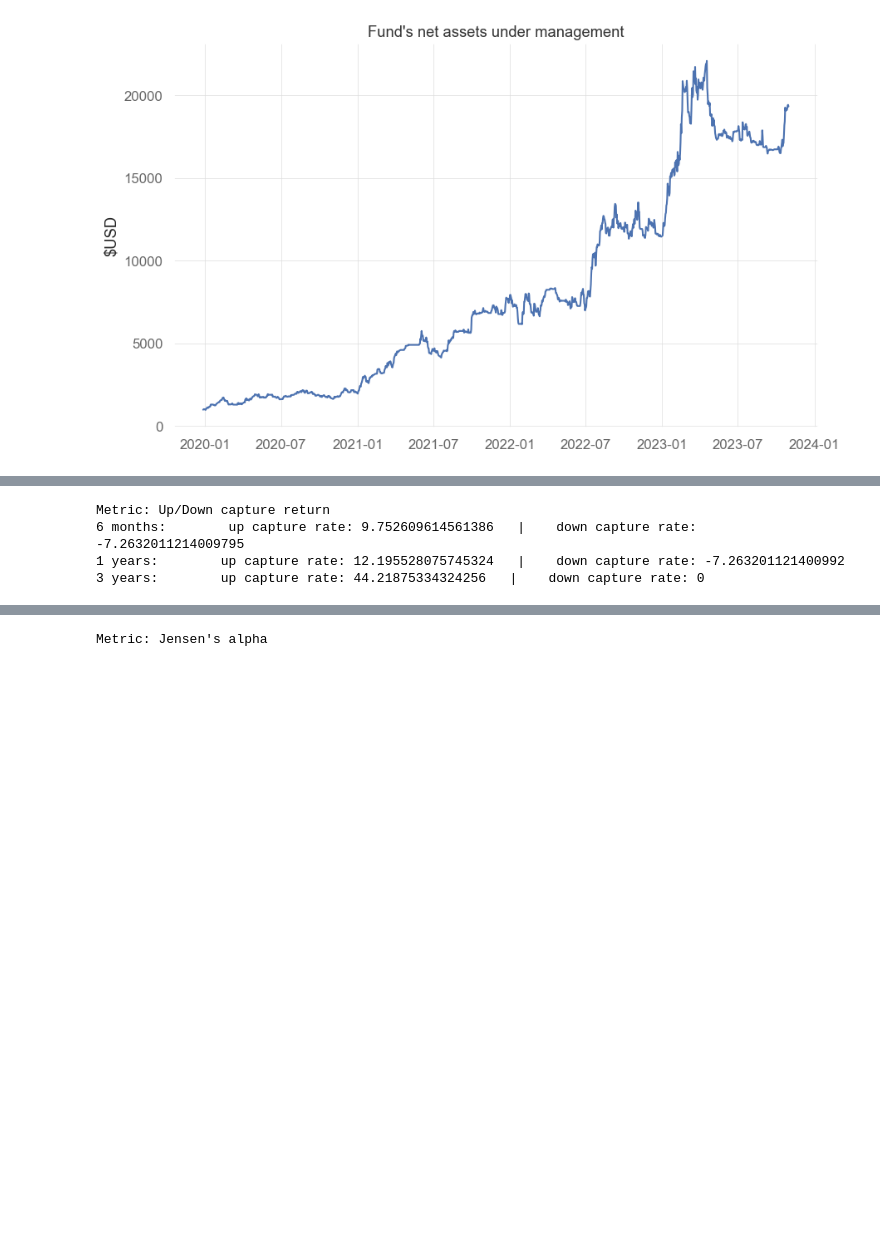
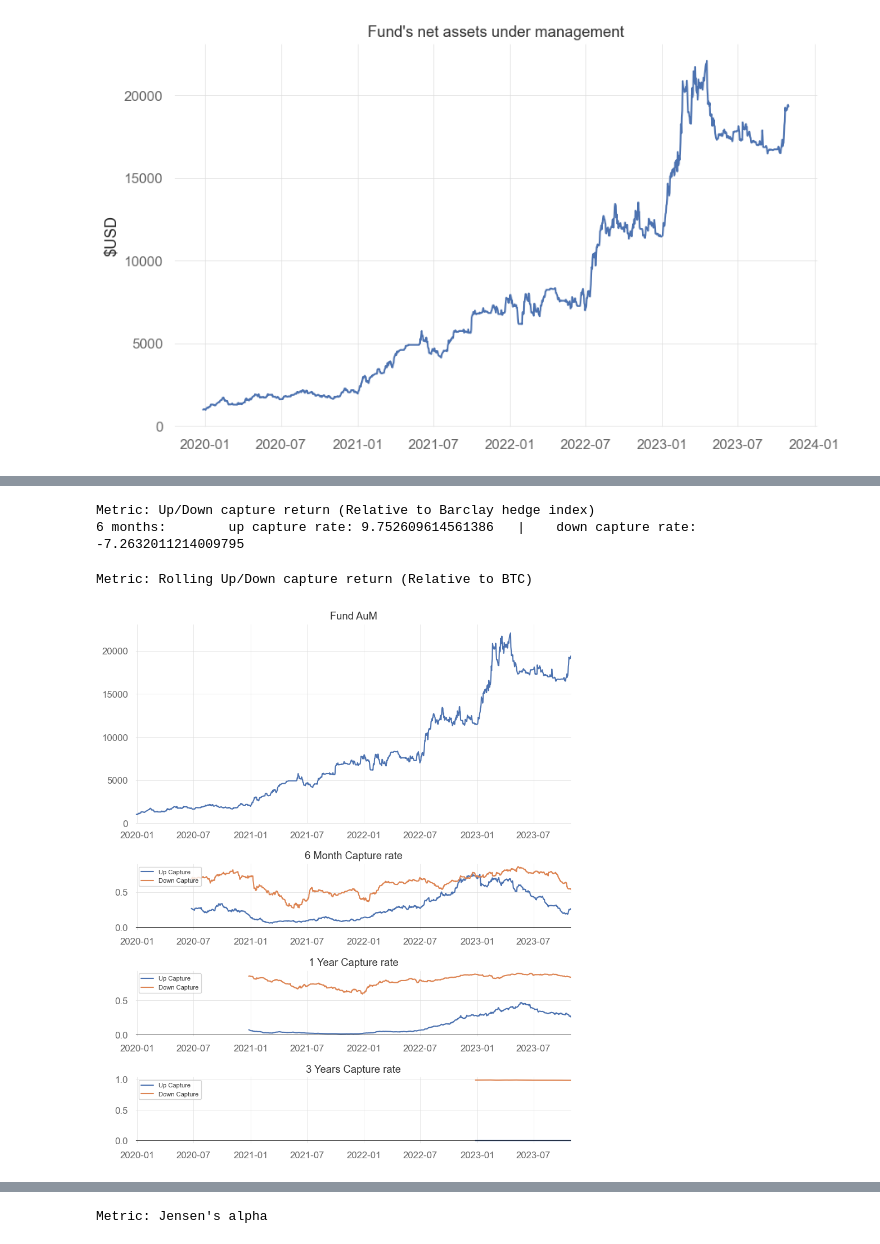
Before and after one commit to amirabbasja/Mutual-Fund-Evaluation, a Jupyter notebook: main.ipynb, the cells around one changed output, grey strips where cells are left out. Saved outputs shown, nothing was run; the diff lists cells and outputs as text; code cells hidden in the pictures; blank space fills up the shorter version.

Commit message:
Added rolling up/down capture, Rolling win rate

```diff
--- a/main.ipynb
+++ b/main.ipynb
@@ -12,6 +15,7 @@ import quantstats as qs
 # Import the data for fund 1
 f1_DailyAuM = pd.read_csv("./Data/Daily AuM - AuM (1).csv")
 f1_DailyTrades = pd.read_csv("./Data/Daily AuM - Trades_10.csv")
+
 
 # Get the union of both datasets (Date-wise)
 f1_DailyAuM.Date = pd.to_datetime(f1_DailyAuM.Date, dayfirst = True, format = "mixed")
@@ -31,6 +35,16 @@ START_DATE, END_DATE = f1_DailyAuM.iloc[0].Date, f1_DailyAuM.iloc[-1].Date
 START_MONTH, END_MONTH = f1_DailyAuM.iloc[0].Date.month, f1_DailyAuM.iloc[-1].Date.month
 START_YEAR, END_YEAR = f1_DailyAuM.iloc[0].Date.year, f1_DailyAuM.iloc[-1].Date.year
 
+
+
+# Import BTC data as a benchmark
+btcData = loadBTCReturn("./Data/Bitcoin-Historical-Data.csv")
+btcData =  btcData[(START_DATE <= btcData.Date)&(btcData.Date <= END_DATE)].reset_index(drop=True)
+
+# Import barclay hedge index as a benchmark
+barclayReturns = barclayHedgeIndex("./Data/Barclay_Hedge_Fund_Indexhistorical_data.xls")
+barclayReturns = barclayReturns[(START_DATE <= barclayReturns.Date)&(barclayReturns.Date <= END_DATE)].reset_index(drop=True)
+
 print(f"The entire date range is from {START_DATE} to {END_DATE} ({(f1_DailyAuM.iloc[-1].Date - f1_DailyAuM.iloc[0].Date)})")
 
 plt.plot(f1_DailyAuM.Date, f1_DailyAuM.AuM); plt.title("Fund's net assets under management"); plt.ylabel("$USD"); plt.show()
@@ -75,8 +68,8 @@ plotMainAndSubPlot(f1_DailyAuM.set_index(["Date"]), subPlots, plotTitle,True)
 # %%
 # Up/Down capture return
 # Getting the monthly return of the Fund's AuM
-print("Metric: Up/Down capture return")
-for i in [[6, "months"], [1, "years"], [3, "years"]]:
+print("Metric: Up/Down capture return (Relative to Barclay hedge index)")
+for i in [[6, "months"]]: # , [1, "years"], [3, "years"]
     fundReturns = getMonthlyReturns(f1_DailyAuM)
     barclayReturns = barclayHedgeIndex("./Data/Barclay_Hedge_Fund_Indexhistorical_data.xls")
     barclayReturns = barclayReturns[(START_DATE <= barclayReturns.Date)&(barclayReturns.Date <= END_DATE)].reset_index(drop=True)
@@ -93,8 +86,36 @@ for i in [[6, "months"], [1, "years"], [3, "years"]]:
 
     print(f"{i[0]} {i[1]}:        up capture rate: {upCapture}   |    down capture rate: {dnCapture}")
 # %% [output]
-Metric: Up/Down capture return
+Metric: Up/Down capture return (Relative to Barclay hedge index)
 6 months:        up capture rate: 9.752609614561386   |    down capture rate: -7.2632011214009795
-1 years:        up capture rate: 12.195528075745324   |    down capture rate: -7.263201121400992
-3 years:        up capture rate: 44.21875334324256   |    down capture rate: 0
+# %%
+# Rolling up/Down capture ratio
+print("Metric: Rolling Up/Down capture return (Relative to BTC)")
+
+# Get the daily return of fund and BTC
+df = pd.concat([f1_DailyAuM.Date, f1_DailyAuM.AuM, btcData.Price], axis = 1).set_index("Date")
+dfReturn = df.pct_change(1).dropna()
+dfReturn.columns = ["Fund", "Benchmark"]
+
+upCapture_6M, downCapture_6M = calcRollingCaptureRate(dfReturn, datetime.timedelta(days = 180))
+upCapture_1Y, downCapture_1Y = calcRollingCaptureRate(dfReturn, datetime.timedelta(days = 365))
+upCapture_3Y, downCapture_3Y = calcRollingCaptureRate(dfReturn, datetime.timedelta(days = 365*3))
+
+# process the results to feed them into plotter method
+capture_6M = pd.concat([upCapture_6M.iloc[:,0],downCapture_6M.iloc[:,0]], axis = 1).dropna()
+capture_6M.columns = ["Up Capture", "Down Capture"]
+
+capture_1Y = pd.concat([upCapture_1Y.iloc[:,0],downCapture_1Y.iloc[:,0]], axis = 1).dropna()
+capture_1Y.columns = ["Up Capture", "Down Capture"]
+
+capture_3Y = pd.concat([upCapture_3Y.iloc[:,0],downCapture_3Y.iloc[:,0]], axis = 1).dropna()
+capture_3Y.columns = ["Up Capture", "Down Capture"]
+
+# Plot the rolling capture rate
+subPlots = [capture_6M,capture_1Y,capture_3Y]
+plotTitle = ["Fund AuM", "6 Month Capture rate", "1 Year Capture rate", "3 Years Capture rate"]
+plotMainAndSubPlot(f1_DailyAuM.set_index(["Date"]), subPlots, plotTitle,True)
+# %% [output]
+Metric: Rolling Up/Down capture return (Relative to BTC)
+[figure, added]
 # %%
```
Also changed, not shown: parts of 8 cells of this notebook.
